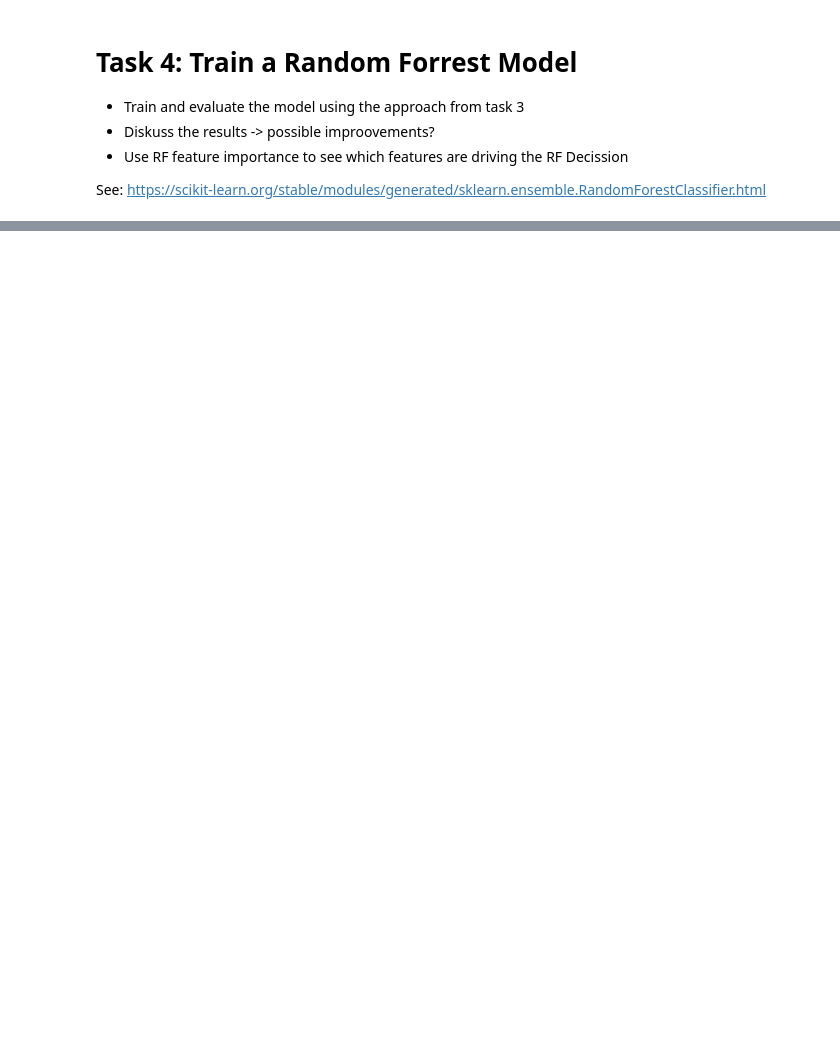
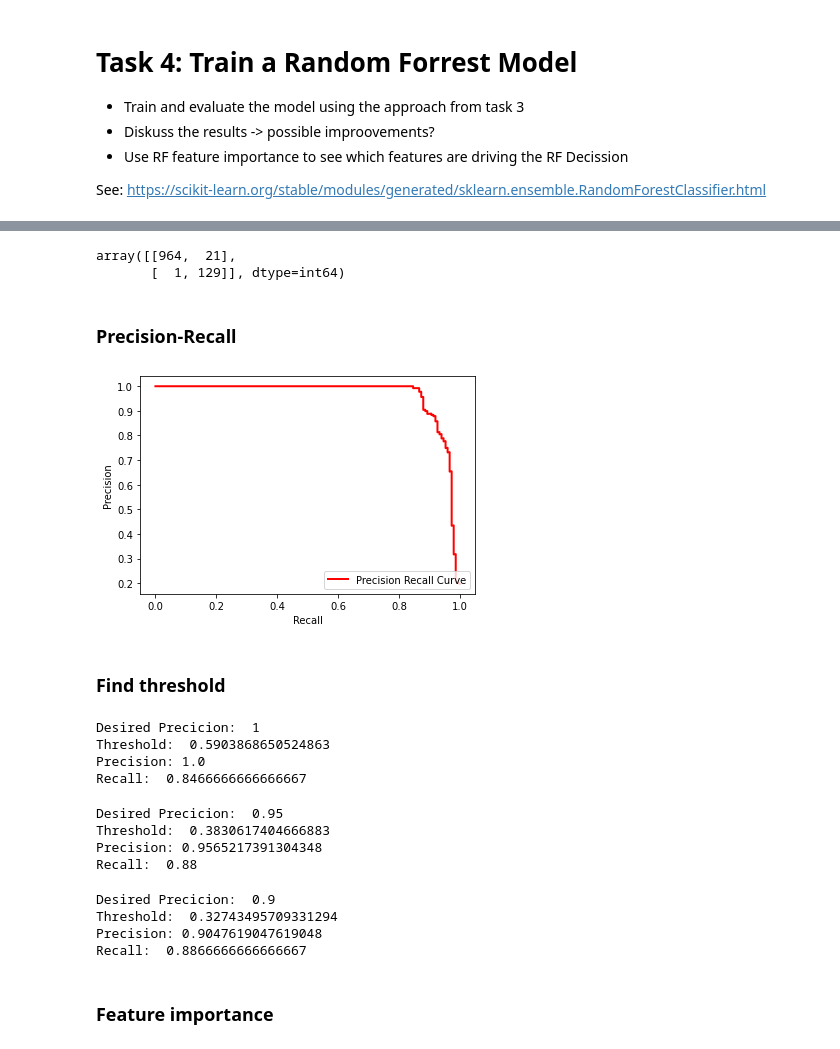
Before and after one commit to vbarn3/DataMining2020, a Jupyter notebook: week6/Assignment_spam_classification.ipynb, the cells around one changed output, grey strips where cells are left out. Cells and saved outputs as stored; diff of their text form; code cells hidden in the pictures; blank space fills up the shorter version.

```diff
--- a/week6/Assignment_spam_classification.ipynb
+++ b/week6/Assignment_spam_classification.ipynb
@@ -52,3 +257,5 @@ See: https://scikit-learn.org/stable/modules/generated/sklearn.feature_extractio
+# %%
+msg_train, msg_test, label_train, label_test = train_test_split(X, y, test_size=0.2, random_state=42)
 # %% [markdown]
 # Task 4: Train a Random Forrest Model
 * Train and evaluate the model using the approach from task 3
@@ -58,0 +271,15 @@ See: https://scikit-learn.org/stable/modules/generated/sklearn.ensemble.RandomFo
+# %%
+model_params = {
+    "n_estimators": randint(4,200),
+    'max_depth': [10, 20, 30, 40, 50, 60, 70, 80, 90, 100, 110, None],
+    'min_samples_leaf': randint(1,4),
+    'min_samples_split': randint(2,9)
+}
+
+rf_model = rfc(class_weight='balanced', n_jobs=-1)
+
+# set up random search meta-estimator
+# this will train 100 models over 5 folds of cross validation (500 models total)
+clf = RandomizedSearchCV(rf_model, model_params, n_iter=100, cv=5, random_state=0)
+# %%
+model = clf.fit(msg_train, label_train)
@@ -58,0 +294,3 @@ See: https://scikit-learn.org/stable/modules/generated/sklearn.ensemble.RandomFo
+# %%
+clf = model.best_estimator_
+pred = clf.predict(msg_test)
@@ -58,0 +308,22 @@ See: https://scikit-learn.org/stable/modules/generated/sklearn.ensemble.RandomFo
+# %%
+confusion_matrix(pred, label_test)
+# %% [output]
+array([[964,  21],
+       [  1, 129]], dtype=int64)
+# %% [markdown]
+### Precision-Recall
+# %%
+plt.figure()
+#pseudo probability
+pred_proba = clf.predict_proba(msg_test)
+p, r, thresholds_prc = precision_recall_curve(label_test, pred_proba[:,1])
+
+plt.plot(r, p, color="red", lw = 2, label= "Precision Recall Curve" )
+plt.xlabel("Recall")
+plt.ylabel("Precision")
+plt.legend(loc="lower right")
+plt.show()
+# %% [output]
+[figure, added]
+# %% [markdown]
+### Find threshold
@@ -58,0 +339,23 @@ See: https://scikit-learn.org/stable/modules/generated/sklearn.ensemble.RandomFo
+# %%
+find_threshold(p,r,thresholds_prc, 1)
+# %% [output]
+Desired Precicion:  1
+Threshold:  0.5903868650524863
+Precision: 1.0
+Recall:  0.8466666666666667
+# %%
+find_threshold(p,r,thresholds_prc, 0.95)
+# %% [output]
+Desired Precicion:  0.95
+Threshold:  0.3830617404666883
+Precision: 0.9565217391304348
+Recall:  0.88
+# %%
+find_threshold(p,r,thresholds_prc, 0.90)
+# %% [output]
+Desired Precicion:  0.9
+Threshold:  0.32743495709331294
+Precision: 0.9047619047619048
+Recall:  0.8866666666666667
+# %% [markdown]
+### Feature importance
```
Also changed, not shown: parts of 32 cells of this notebook, 3 other files.
